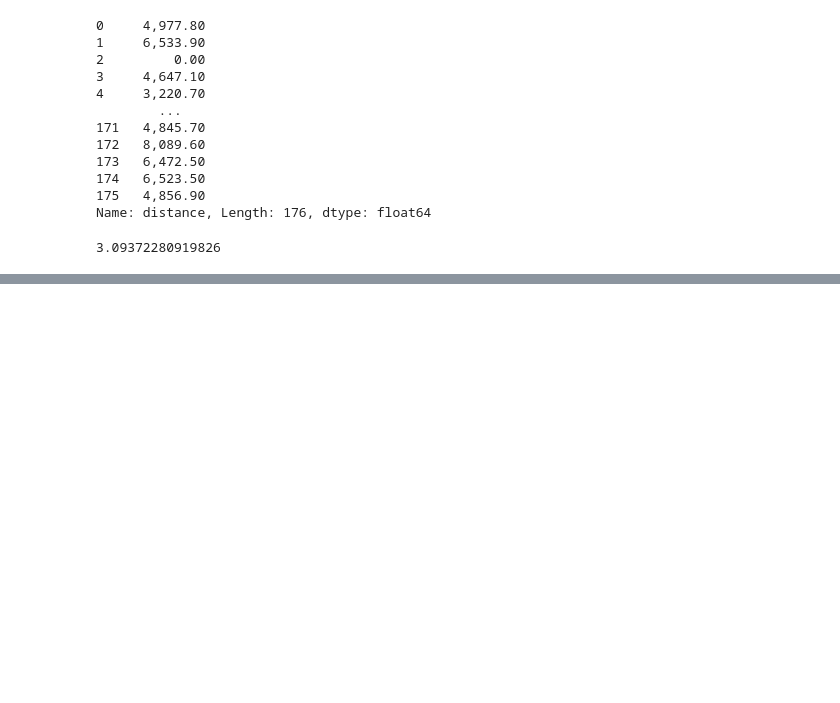
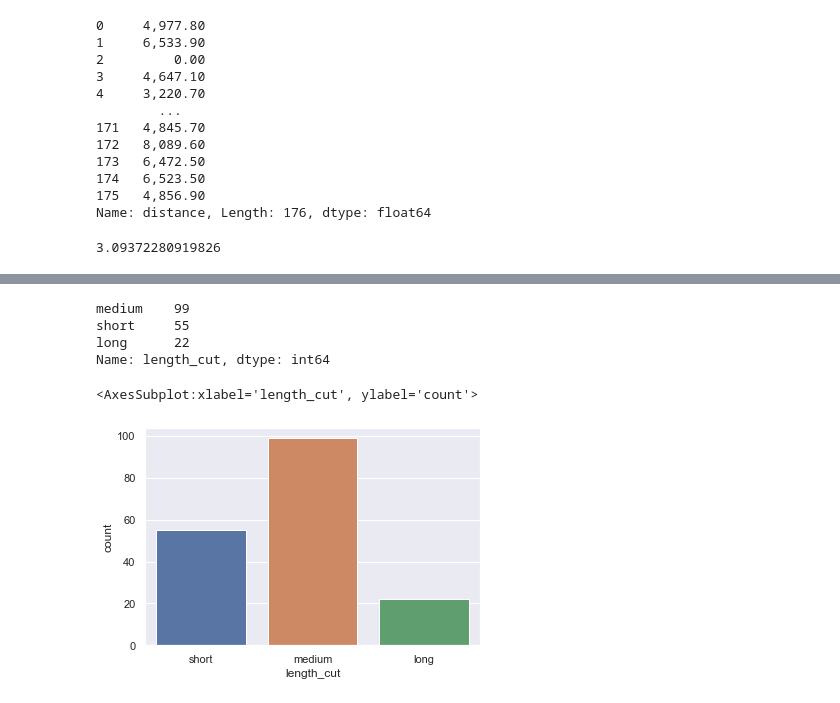
Before and after one commit to lnbernstein/running_tracker, a Jupyter notebook: strava_explor.ipynb, the cells around one changed output, grey strips where cells are left out. Saved outputs shown, nothing was run; the diff lists cells and outputs as text; code cells hidden in the pictures; blank space fills up the shorter version.

```diff
--- a/strava_explor.ipynb
+++ b/strava_explor.ipynb
@@ -140,0 +186,21 @@ df.iloc[0].distance/1609
+# %%
+conditions = [
+    (df['moving_time_minutes'] <= 20),
+    (df['moving_time_minutes'] > 20) & (df['moving_time_minutes'] <= 40),
+    # (df['moving_time_minutes'] > 40) & (df['moving_time_minutes'] <= 60)
+]
+
+choices = ['short', 'medium']
+df['length_cut'] = np.select(conditions, choices, default='long')
+# %%
+df.length_cut.value_counts()
+# %% [output]
+medium    99
+short     55
+long      22
+Name: length_cut, dtype: int64
+# %%
+sns.countplot(x='length_cut', data=df, order=['short', 'medium', 'long'])
+# %% [output]
+<AxesSubplot:xlabel='length_cut', ylabel='count'>
+[figure, added]
```
Also changed, not shown: parts of 7 cells of this notebook, 2 other files.
